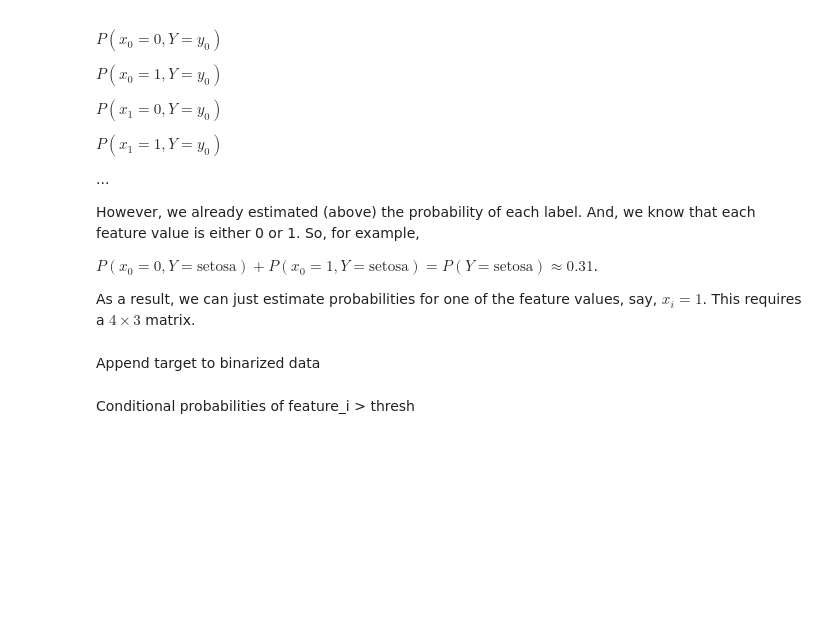
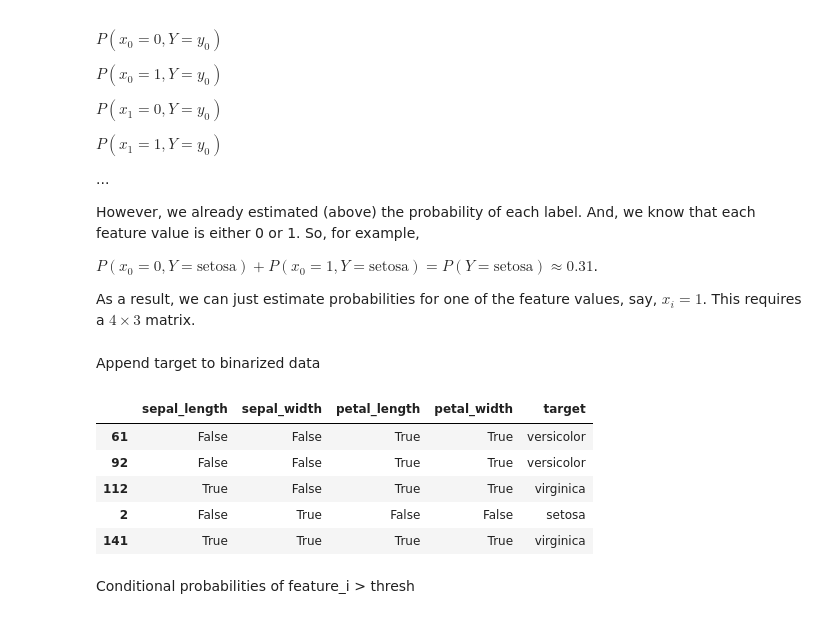
Before and after one commit to nwchen24/Machine_learning_coursework, a Jupyter notebook: Week3/Naive_Bayes-inclass.ipynb, the cells around one changed output. Cells and saved outputs as stored; diff of their text form; code cells hidden in the pictures; blank space fills up the shorter version.

```diff
--- a/Week3/Naive_Bayes-inclass.ipynb
+++ b/Week3/Naive_Bayes-inclass.ipynb
@@ -100,0 +257,4 @@ Binarize the columns
+# %%
+train_df_binarized = train_df[colnames].apply(lambda row: row > thresholds, axis=1)
+test_df_binarized = test_df[colnames].apply(lambda row: row > thresholds, axis=1)
+train_df_binarized.head()
@@ -126,5 +300,15 @@ $P(x_0=0, Y=\textrm{setosa}) + P(x_0=1, Y=\textrm{setosa}) = P(Y=\textrm{setosa}
 As a result, we can just estimate probabilities for one of the feature values, say, $x_i = 1$. This requires a $4 \times 3$ matrix.
 # %% [markdown]
 Append target to binarized data
+# %%
+train_df_binarized['target'] = train_df['target']
+train_df_binarized.head()
+# %% [output]
+|  | sepal_length | sepal_width | petal_length | petal_width | target |
+| 61 | False | False | True | True | versicolor |
+| 92 | False | False | True | True | versicolor |
+| 112 | True | False | True | True | virginica |
+| 2 | False | True | False | False | setosa |
+| 141 | True | True | True | True | virginica |
 # %% [markdown]
 Conditional probabilities of feature_i > thresh
```
Also changed, not shown: parts of 36 cells of this notebook.
